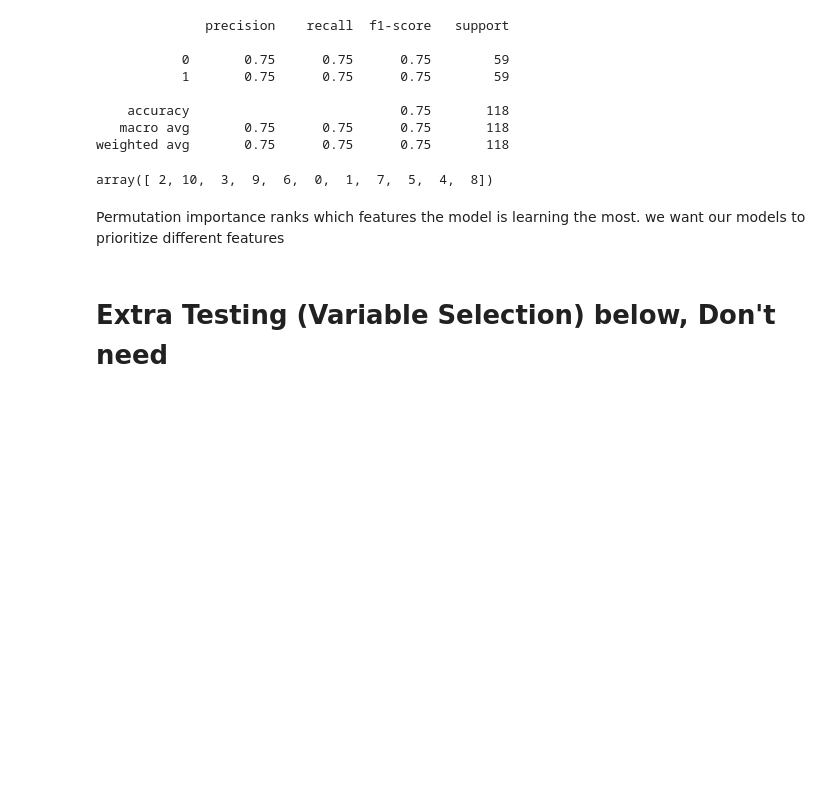
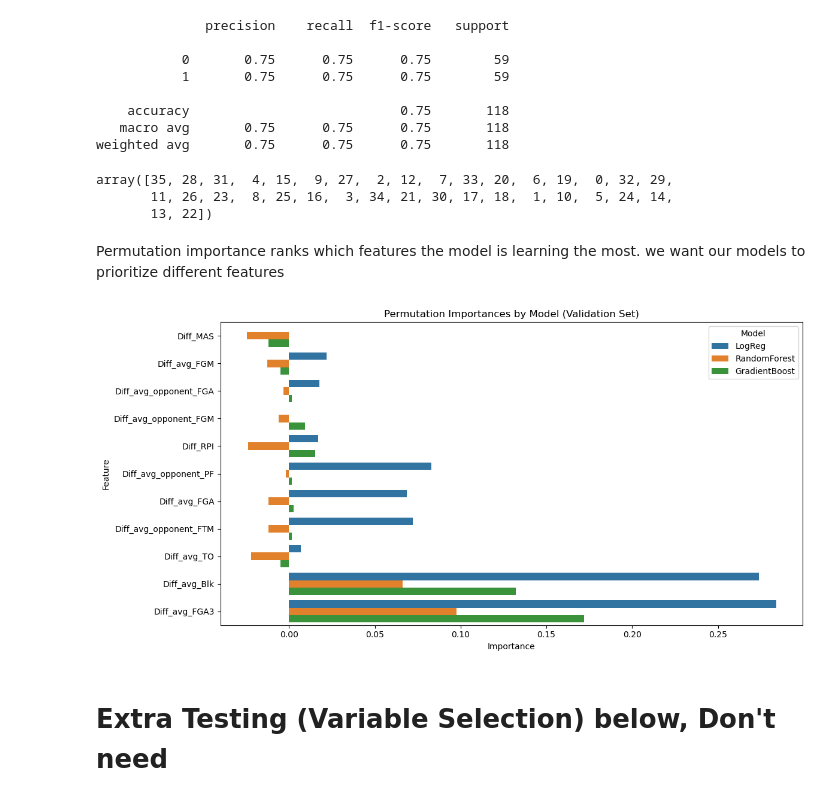
Before and after one commit to ecw70574/data_mining_course_project, a Jupyter notebook: TestingMerge.ipynb, the cells around one changed output. Drawn from its saved outputs; the diff is of its cells as text; code cells hidden in the pictures; blank space fills up the shorter version.

Commit message:
more images

```diff
--- a/TestingMerge.ipynb
+++ b/TestingMerge.ipynb
@@ -1241,3 +1242,9 @@ print(classification_report(y_val, y_pred))
     accuracy                           0.80       118
    macro avg       0.80      0.80      0.80       118
 weighted avg       0.80      0.80      0.80       118
+# %%
+from sklearn.inspection import permutation_importance
+
+result1 = permutation_importance(model, X_val_selected, y_val, n_repeats=10, random_state=42)
+sorted_idx = result.importances_mean.argsort()
+sorted_idx
@@ -1296,7 +1305,7 @@ Since there are minimal changes between reduced dataset and full dataset we can
 # %%
 from sklearn.inspection import permutation_importance
 
-result = permutation_importance(clf, X_val_selected, y_val, n_repeats=10, random_state=42)
+result2 = permutation_importance(clf, X_val_selected, y_val, n_repeats=10, random_state=42)
 sorted_idx = result.importances_mean.argsort()
 sorted_idx
 # %% [output]
@@ -1353,13 +1364,44 @@ weighted avg       0.75      0.75      0.75       118
 # %%
 from sklearn.inspection import permutation_importance
 
-result = permutation_importance(gb, X_val_selected, y_val, n_repeats=10, random_state=42)
+result3 = permutation_importance(gb, X_val_selected, y_val, n_repeats=10, random_state=42)
 sorted_idx = result.importances_mean.argsort()
 sorted_idx
 # %% [output]
-array([ 2, 10,  3,  9,  6,  0,  1,  7,  5,  4,  8])
+array([35, 28, 31,  4, 15,  9, 27,  2, 12,  7, 33, 20,  6, 19,  0, 32, 29,
+       11, 26, 23,  8, 25, 16,  3, 34, 21, 30, 17, 18,  1, 10,  5, 24, 14,
+       13, 22])
 # %% [markdown]
 Permutation importance ranks which features the model is learning the most. we want our models to prioritize different features
+# %%
+from sklearn.inspection import permutation_importance
+import matplotlib.pyplot as plt
+import numpy as np
+import pandas as pd
+
+# Custom feature order (index-based)
+custom_order = np.array([2, 10, 6, 7, 5, 0, 1, 9, 3, 4, 8])
+ordered_feature_names = X_val.columns[custom_order]
+
+# Create DataFrame with results in the custom order
+perm_df = pd.DataFrame({
+    'Feature': ordered_feature_names,
+    'LogReg': result1.importances_mean[custom_order],
+    'RandomForest': result2.importances_mean[custom_order],
+    'GradientBoost': result3.importances_mean[custom_order]
+})
+
+# Optional: Melt for plotting
+perm_df_melted = perm_df.melt(id_vars='Feature', var_name='Model', value_name='Importance')
+
+# 📊 Plot the importances
+plt.figure(figsize=(12, 6))
+sns.barplot(data=perm_df_melted, x='Importance', y='Feature', hue='Model')
+plt.title('Permutation Importances by Model (Validation Set)')
+plt.tight_layout()
+plt.show()
+# %% [output]
+[figure, added]
 # %% [markdown]
 # Extra Testing (Variable Selection) below, Don't need
 # %% [markdown]
```
Also changed, not shown: parts of 8 cells of this notebook.
